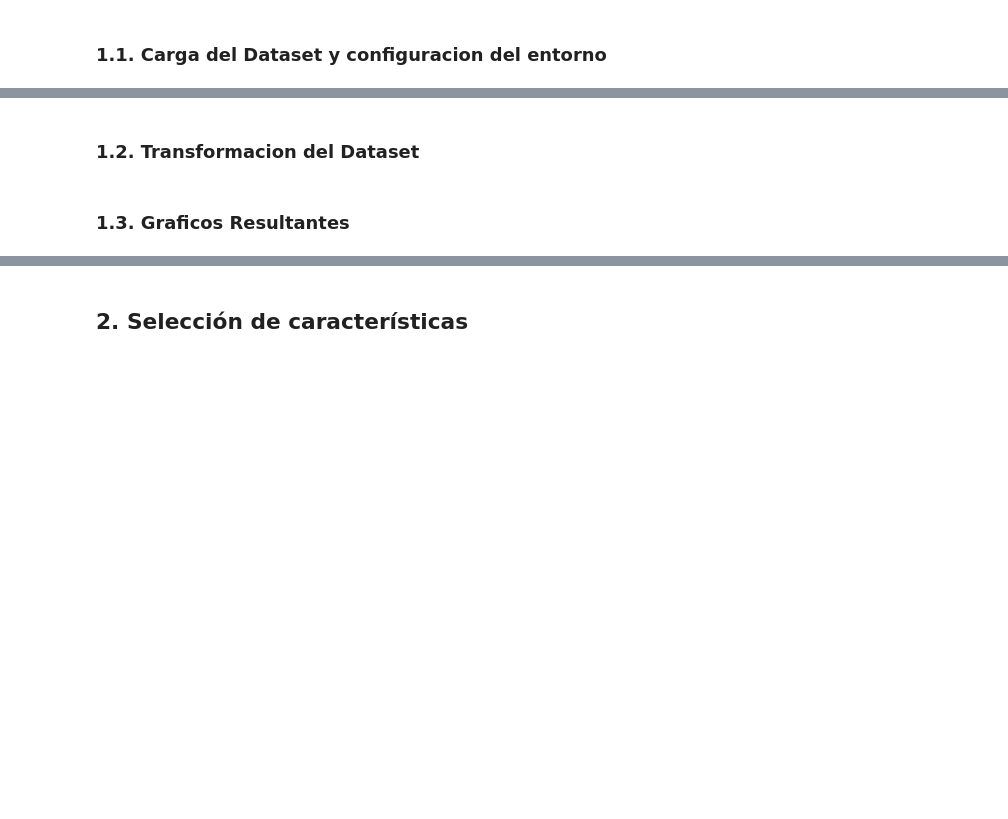
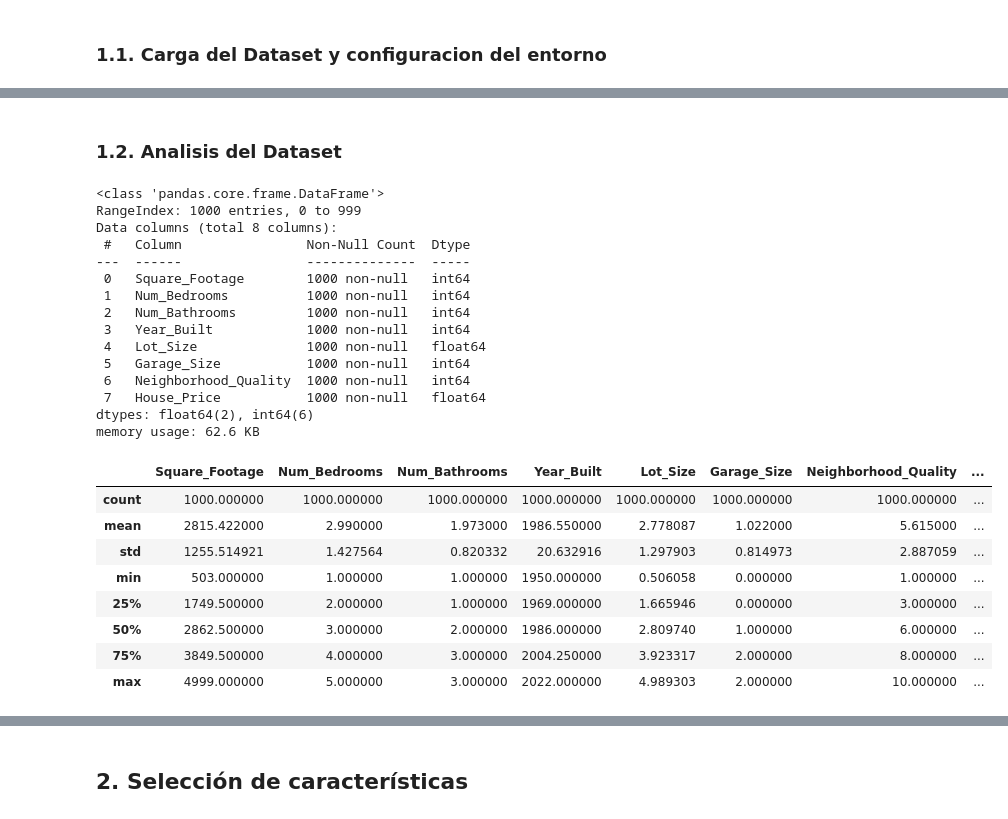
Before and after one commit to XoulEater/Tarea_1_IA, a Jupyter notebook: main.ipynb, the cells around one changed output, grey strips where cells are left out. Cells and saved outputs as stored; diff of their text form; code cells hidden in the pictures; blank space fills up the shorter version.

```diff
--- a/main.ipynb
+++ b/main.ipynb
@@ -24,4 +35,33 @@ ValueError: Unsupported file extension: ''. Supported file extensions are: .csv,
 # %% [markdown]
-### 1.2. Transformacion del Dataset
+### 1.2. Analisis del Dataset
-# %% [markdown]
-### 1.3. Graficos Resultantes
+# %%
+# Análisis exploratorio de datos (EDA)
+
+data.info()
+
+data.describe()
+# %% [output]
+<class 'pandas.core.frame.DataFrame'>
+RangeIndex: 1000 entries, 0 to 999
+Data columns (total 8 columns):
+ #   Column                Non-Null Count  Dtype
+---  ------                --------------  -----
+ 0   Square_Footage        1000 non-null   int64
+ 1   Num_Bedrooms          1000 non-null   int64
+ 2   Num_Bathrooms         1000 non-null   int64
+ 3   Year_Built            1000 non-null   int64
+ 4   Lot_Size              1000 non-null   float64
+ 5   Garage_Size           1000 non-null   int64
+ 6   Neighborhood_Quality  1000 non-null   int64
+ 7   House_Price           1000 non-null   float64
+dtypes: float64(2), int64(6)
+memory usage: 62.6 KB
+|  | Square_Footage | Num_Bedrooms | Num_Bathrooms | Year_Built | Lot_Size | Garage_Size | Neighborhood_Quality | ... |
+| count | 1000.000000 | 1000.000000 | 1000.000000 | 1000.000000 | 1000.000000 | 1000.000000 | 1000.000000 | ... |
+| mean | 2815.422000 | 2.990000 | 1.973000 | 1986.550000 | 2.778087 | 1.022000 | 5.615000 | ... |
+| std | 1255.514921 | 1.427564 | 0.820332 | 20.632916 | 1.297903 | 0.814973 | 2.887059 | ... |
+| min | 503.000000 | 1.000000 | 1.000000 | 1950.000000 | 0.506058 | 0.000000 | 1.000000 | ... |
+| 25% | 1749.500000 | 2.000000 | 1.000000 | 1969.000000 | 1.665946 | 0.000000 | 3.000000 | ... |
+| 50% | 2862.500000 | 3.000000 | 2.000000 | 1986.000000 | 2.809740 | 1.000000 | 6.000000 | ... |
+| 75% | 3849.500000 | 4.000000 | 3.000000 | 2004.250000 | 3.923317 | 2.000000 | 8.000000 | ... |
+| max | 4999.000000 | 5.000000 | 3.000000 | 2022.000000 | 4.989303 | 2.000000 | 10.000000 | ... |
```
Also changed, not shown: parts of 18 cells of this notebook.
